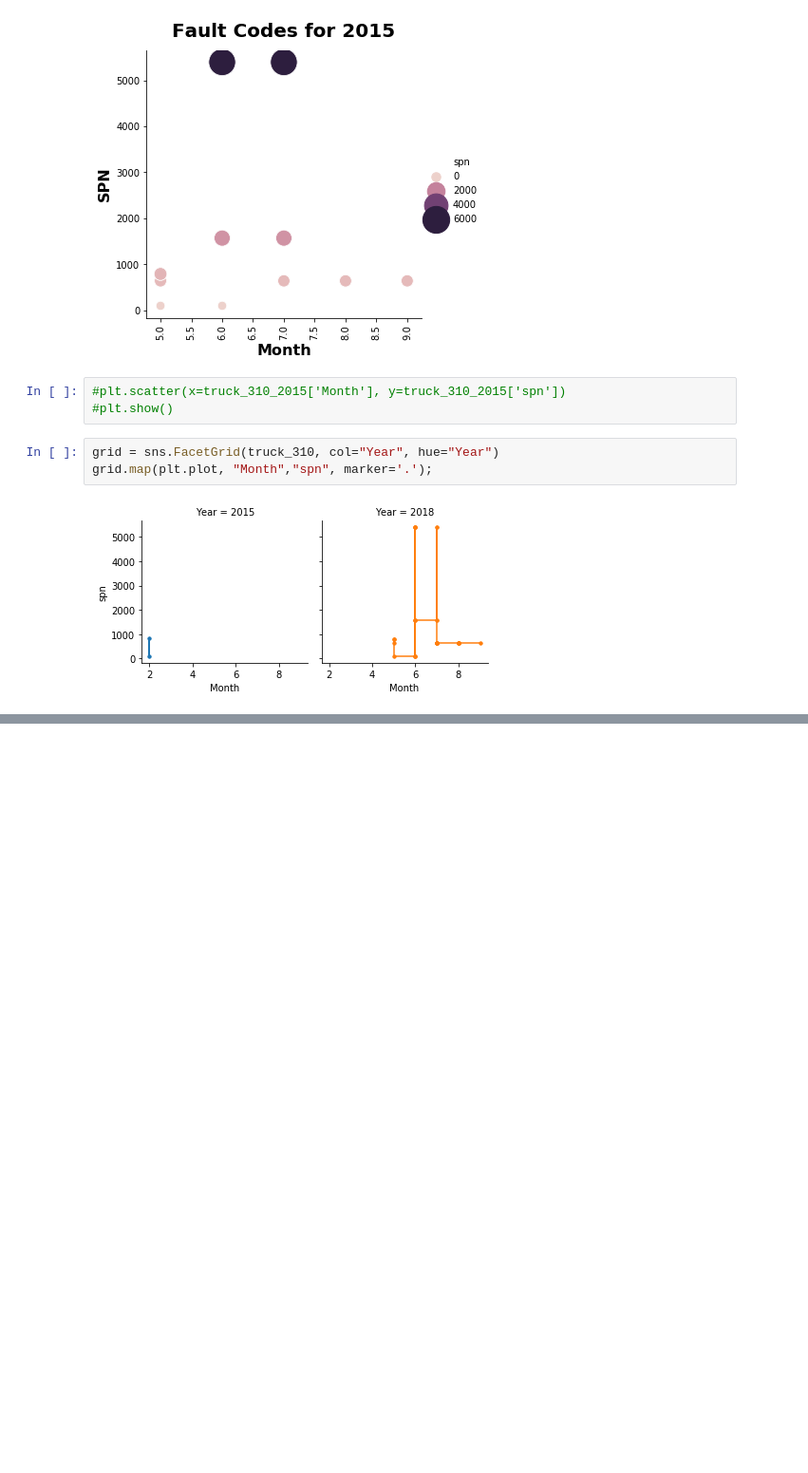
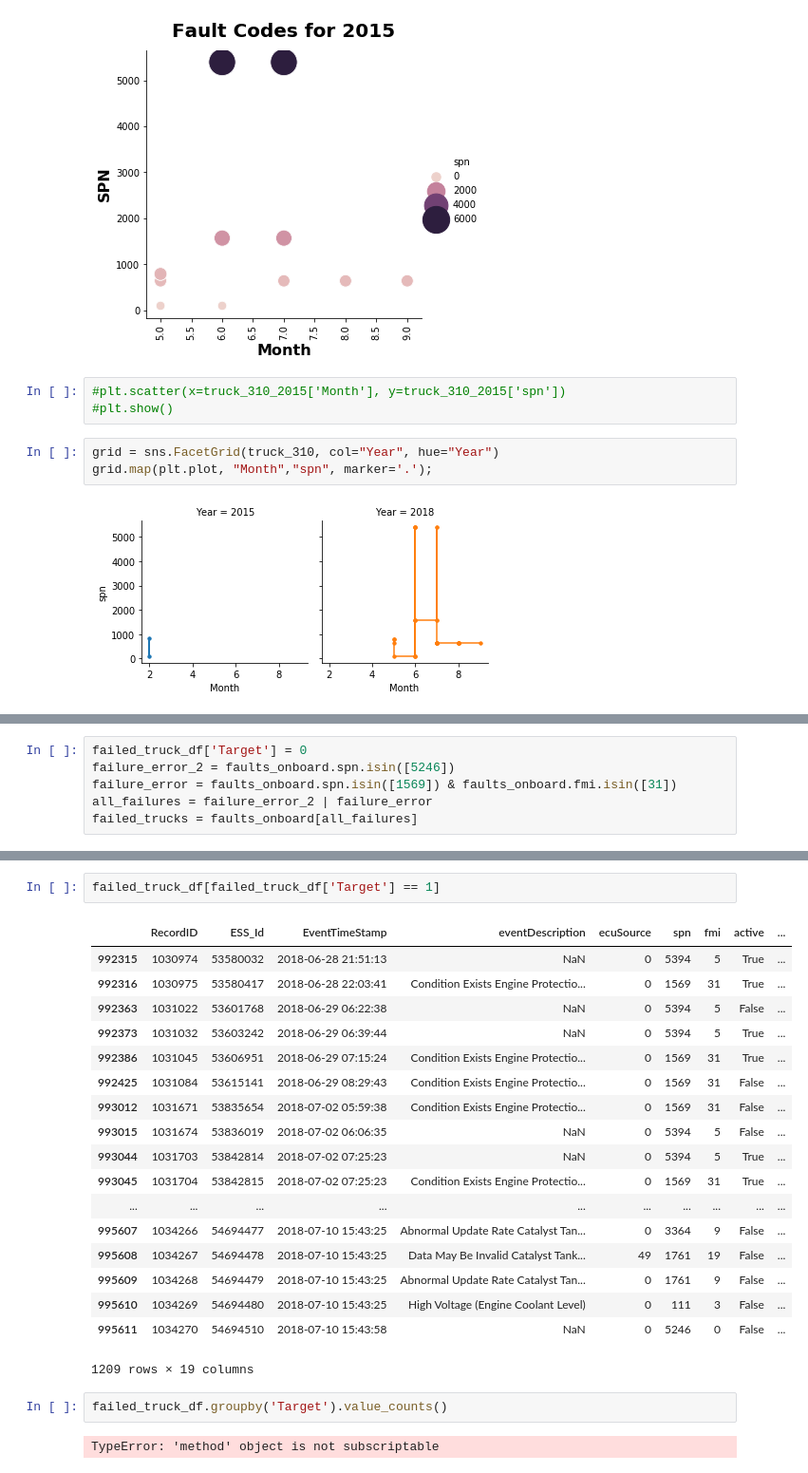
Before and after one commit to Barrett-Rogers/dq8-kingpins, a Jupyter notebook: big_g_foyaz.ipynb, the cells around one changed output, grey strips where cells are left out. Shown: that part at 95% size. Drawn from its saved outputs; the diff is of its cells as text; blank space fills up the shorter version.

```diff
--- a/big_g_foyaz.ipynb
+++ b/big_g_foyaz.ipynb
@@ -286,0 +334,6 @@ grid.map(plt.plot, "Month","spn", marker='.');
+# %%
+failed_truck_df['Target'] = 0
+failure_error_2 = faults_onboard.spn.isin([5246])
+failure_error = faults_onboard.spn.isin([1569]) & faults_onboard.fmi.isin([31])
+all_failures = failure_error_2 | failure_error
+failed_trucks = faults_onboard[all_failures]
@@ -286,0 +401,25 @@ grid.map(plt.plot, "Month","spn", marker='.');
+# %%
+failed_truck_df[failed_truck_df['Target'] == 1]
+# %% [output]
+|  | RecordID | ESS_Id | EventTimeStamp | eventDescription | ecuSource | spn | fmi | active | ... |
+| 992315 | 1030974 | 53580032 | 2018-06-28 21:51:13 | NaN | 0 | 5394 | 5 | True | ... |
+| 992316 | 1030975 | 53580417 | 2018-06-28 22:03:41 | Condition Exists Engine Protectio... | 0 | 1569 | 31 | True | ... |
+| 992363 | 1031022 | 53601768 | 2018-06-29 06:22:38 | NaN | 0 | 5394 | 5 | False | ... |
+| 992373 | 1031032 | 53603242 | 2018-06-29 06:39:44 | NaN | 0 | 5394 | 5 | True | ... |
+| 992386 | 1031045 | 53606951 | 2018-06-29 07:15:24 | Condition Exists Engine Protectio... | 0 | 1569 | 31 | True | ... |
+| 992425 | 1031084 | 53615141 | 2018-06-29 08:29:43 | Condition Exists Engine Protectio... | 0 | 1569 | 31 | False | ... |
+| 993012 | 1031671 | 53835654 | 2018-07-02 05:59:38 | Condition Exists Engine Protectio... | 0 | 1569 | 31 | False | ... |
+| 993015 | 1031674 | 53836019 | 2018-07-02 06:06:35 | NaN | 0 | 5394 | 5 | False | ... |
+| 993044 | 1031703 | 53842814 | 2018-07-02 07:25:23 | NaN | 0 | 5394 | 5 | True | ... |
+| 993045 | 1031704 | 53842815 | 2018-07-02 07:25:23 | Condition Exists Engine Protectio... | 0 | 1569 | 31 | True | ... |
+| ... | ... | ... | ... | ... | ... | ... | ... | ... | ... |
+| 995607 | 1034266 | 54694477 | 2018-07-10 15:43:25 | Abnormal Update Rate Catalyst Tan... | 0 | 3364 | 9 | False | ... |
+| 995608 | 1034267 | 54694478 | 2018-07-10 15:43:25 | Data May Be Invalid Catalyst Tank... | 49 | 1761 | 19 | False | ... |
+| 995609 | 1034268 | 54694479 | 2018-07-10 15:43:25 | Abnormal Update Rate Catalyst Tan... | 0 | 1761 | 9 | False | ... |
+| 995610 | 1034269 | 54694480 | 2018-07-10 15:43:25 | High Voltage (Engine Coolant Level) | 0 | 111 | 3 | False | ... |
+| 995611 | 1034270 | 54694510 | 2018-07-10 15:43:58 | NaN | 0 | 5246 | 0 | False | ... |
+1209 rows × 19 columns
+# %%
+failed_truck_df.groupby('Target').value_counts()
+# %% [output]
+TypeError: 'method' object is not subscriptable
```
Also changed, not shown: parts of 11 cells of this notebook.
